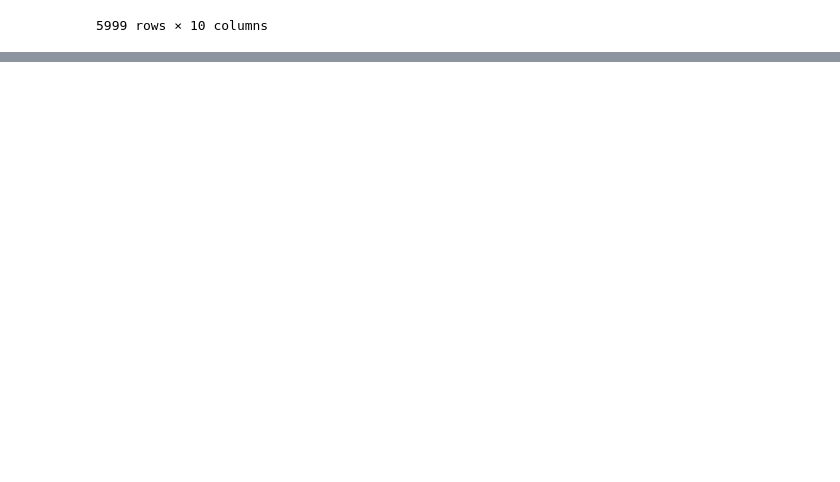
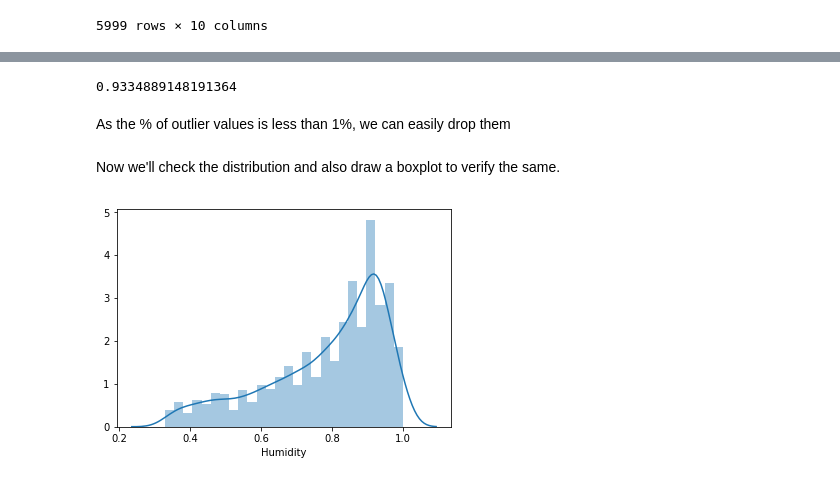
Before and after one commit to SrajanKumarShukla/Apparent-Temperature-Prediction, a Jupyter notebook: Apparent-Temperature-Prediction.ipynb, the cells around one changed output, grey strips where cells are left out. Saved outputs shown, nothing was run; the diff lists cells and outputs as text; code cells hidden in the pictures; blank space fills up the shorter version.

```diff
--- a/Apparent-Temperature-Prediction.ipynb
+++ b/Apparent-Temperature-Prediction.ipynb
@@ -253,0 +266,25 @@ weather_data
+# %%
+Q1 = weather_data.Humidity.quantile(0.25)
+Q3 = weather_data.Humidity.quantile(0.75)
+## Finding IQR
+IQR = Q3 - Q1
+## Finding lower boundary for thresholding outlier values
+lower_boundary = Q1 - 1.5 * IQR
+## Printing some outlier values
+humidity_outliers = weather_data.Humidity[weather_data.Humidity < lower_boundary]
+# %%
+## Checking the percentage of outlier values
+(len(humidity_outliers)/len(weather_data)) * 100
+# %% [output]
+0.9334889148191364
+# %% [markdown]
+As the % of outlier values is less than 1%, we can easily drop them
+# %%
+weather_data = weather_data[weather_data.Humidity > lower_boundary]
+# %% [markdown]
+Now we'll check the distribution and also draw a boxplot to verify the same.
+# %%
+sns.distplot(weather_data.Humidity)
+plt.show()
+# %% [output]
+[figure, added]
```
Also changed, not shown: parts of 24 cells of this notebook.
